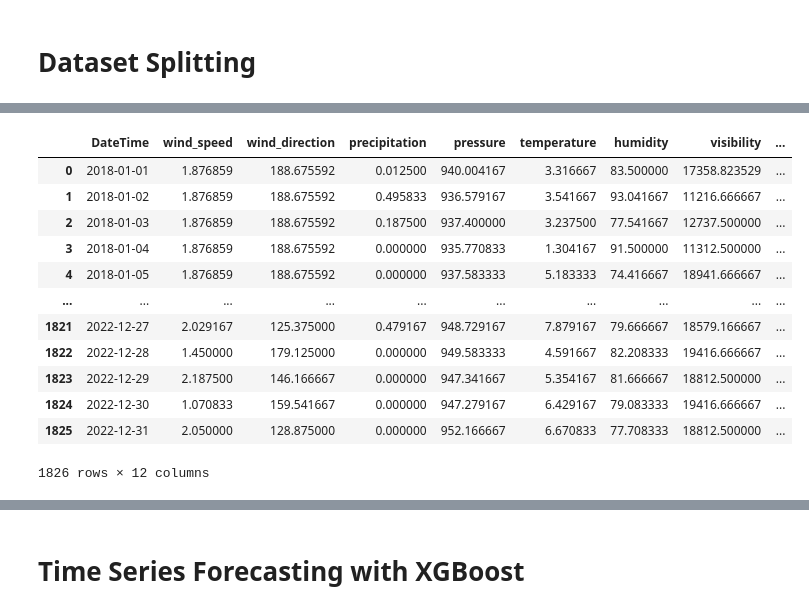
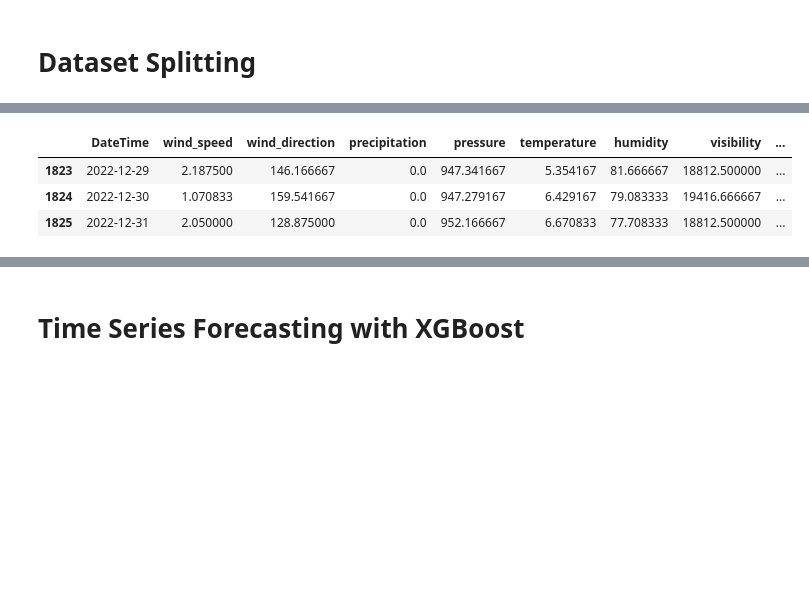
Before and after one commit to amit24af/SHAPforTSprediction, a Jupyter notebook: experiment_XGBoost.ipynb, the cells around one changed output, grey strips where cells are left out. Drawn from its saved outputs; the diff is of its cells as text; code cells hidden in the pictures; blank space fills up the shorter version.

```diff
--- a/experiment_XGBoost.ipynb
+++ b/experiment_XGBoost.ipynb
@@ -93,4 +94,4 @@ df_processed_combined_data_daily_dt = add_lags(df_processed_combined_data_daily_
 # %%
-print("df_processed_combined_data_daily.shape: ", df_processed_combined_data_daily.shape)
-df_processed_combined_data_daily=df_processed_combined_data_daily.dropna()
-print("df_processed_combined_data_daily.shape: ", df_processed_combined_data_daily.shape)
+#print("df_processed_combined_data_daily.shape: ", df_processed_combined_data_daily_dt.shape)
+#df_processed_combined_data_daily_dt=df_processed_combined_data_daily_dt.dropna()
+#print("df_processed_combined_data_daily.shape: ", df_processed_combined_data_daily_dt.shape)
@@ -140,18 +157,9 @@ def plot_boxplot(prediction_data, test_data):
     plt.boxplot(error)
     plt.show()
 # %%
-df_processed_combined_data_daily
+df_processed_combined_data_daily.tail(3)
 # %% [output]
 |  | DateTime | wind_speed | wind_direction | precipitation | pressure | temperature | humidity | visibility | ... |
-| 0 | 2018-01-01 | 1.876859 | 188.675592 | 0.012500 | 940.004167 | 3.316667 | 83.500000 | 17358.823529 | ... |
-| 1 | 2018-01-02 | 1.876859 | 188.675592 | 0.495833 | 936.579167 | 3.541667 | 93.041667 | 11216.666667 | ... |
-| 2 | 2018-01-03 | 1.876859 | 188.675592 | 0.187500 | 937.400000 | 3.237500 | 77.541667 | 12737.500000 | ... |
-| 3 | 2018-01-04 | 1.876859 | 188.675592 | 0.000000 | 935.770833 | 1.304167 | 91.500000 | 11312.500000 | ... |
-| 4 | 2018-01-05 | 1.876859 | 188.675592 | 0.000000 | 937.583333 | 5.183333 | 74.416667 | 18941.666667 | ... |
-| ... | ... | ... | ... | ... | ... | ... | ... | ... | ... |
-| 1821 | 2022-12-27 | 2.029167 | 125.375000 | 0.479167 | 948.729167 | 7.879167 | 79.666667 | 18579.166667 | ... |
-| 1822 | 2022-12-28 | 1.450000 | 179.125000 | 0.000000 | 949.583333 | 4.591667 | 82.208333 | 19416.666667 | ... |
-| 1823 | 2022-12-29 | 2.187500 | 146.166667 | 0.000000 | 947.341667 | 5.354167 | 81.666667 | 18812.500000 | ... |
-| 1824 | 2022-12-30 | 1.070833 | 159.541667 | 0.000000 | 947.279167 | 6.429167 | 79.083333 | 19416.666667 | ... |
-| 1825 | 2022-12-31 | 2.050000 | 128.875000 | 0.000000 | 952.166667 | 6.670833 | 77.708333 | 18812.500000 | ... |
+| 1823 | 2022-12-29 | 2.187500 | 146.166667 | 0.0 | 947.341667 | 5.354167 | 81.666667 | 18812.500000 | ... |
+| 1824 | 2022-12-30 | 1.070833 | 159.541667 | 0.0 | 947.279167 | 6.429167 | 79.083333 | 19416.666667 | ... |
+| 1825 | 2022-12-31 | 2.050000 | 128.875000 | 0.0 | 952.166667 | 6.670833 | 77.708333 | 18812.500000 | ... |
-1826 rows × 12 columns
```
Also changed, not shown: parts of 116 cells of this notebook, 1 other file.
